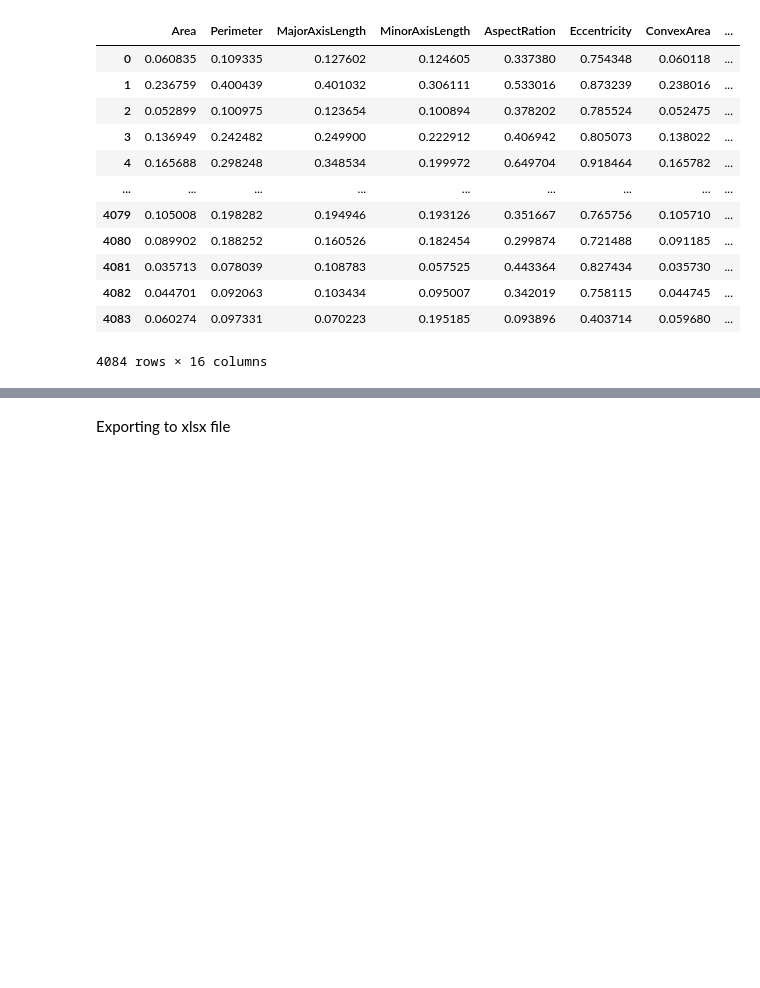
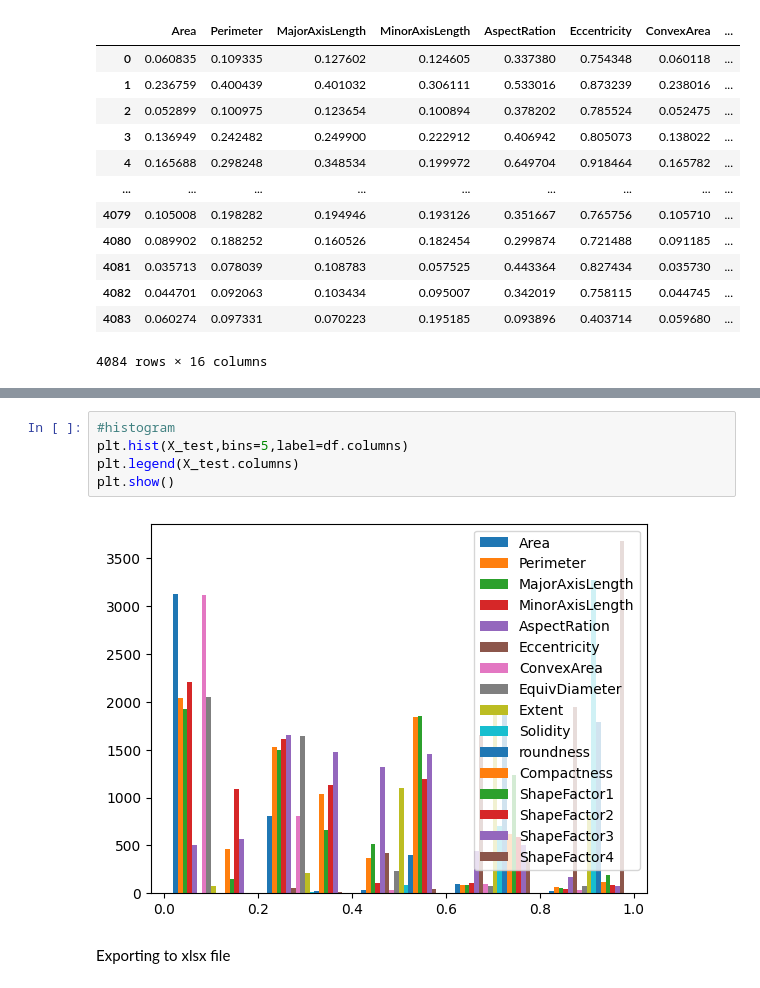
Before and after one commit to Orobrs/Dry-beans-classification, a Jupyter notebook: DryBean.ipynb, the cells around one changed output, grey strips where cells are left out. Cells and saved outputs as stored; diff of their text form; blank space fills up the shorter version.

```diff
--- a/DryBean.ipynb
+++ b/DryBean.ipynb
@@ -378,3 +405,10 @@ X_test
+# %%
+#histogram
+plt.hist(X_test,bins=5,label=df.columns)
+plt.legend(X_test.columns)
+plt.show()
+# %% [output]
+[figure, added]
 # %% [markdown]
 Exporting to xlsx file
 # %%
```
Also changed, not shown: parts of 6 cells of this notebook.
